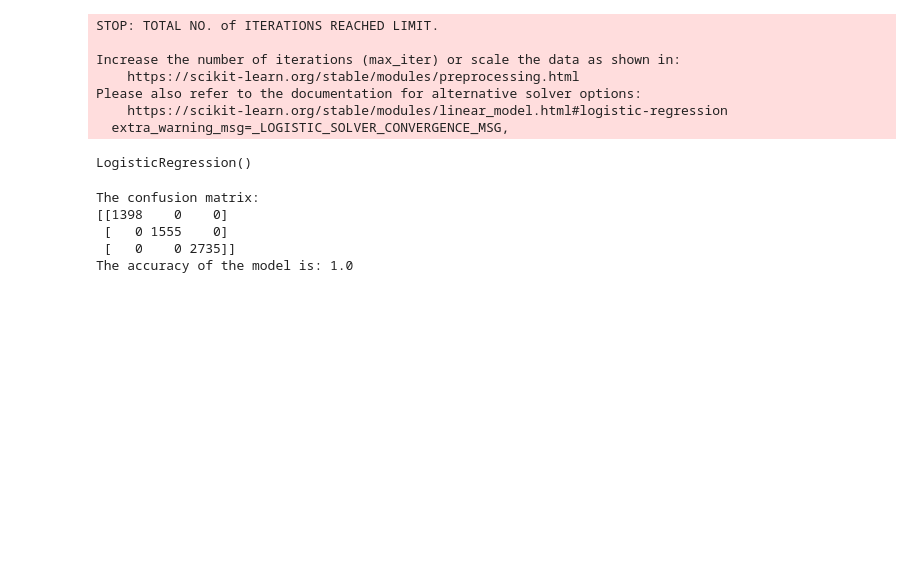
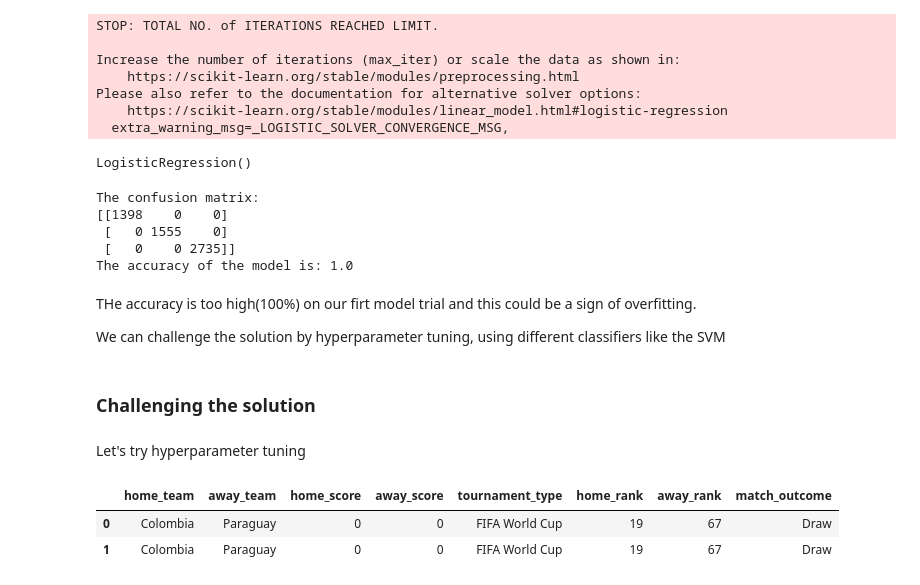
Before and after one commit to hellen2021/Football-Analysis-Mchezopesa-Limited, a Jupyter notebook: Supervised_Learning_Regression_week1_IP_Core_Module2_15_04_2022_Hellen_Cheptoo.ipynb, the cells around one changed output. Drawn from its saved outputs; the diff is of its cells as text; code cells hidden in the pictures; blank space fills up the shorter version.

```diff
--- a/Supervised_Learning_Regression_week1_IP_Core_Module2_15_04_2022_Hellen_Cheptoo.ipynb
+++ b/Supervised_Learning_Regression_week1_IP_Core_Module2_15_04_2022_Hellen_Cheptoo.ipynb
@@ -914,3 +966,17 @@ The confusion matrix:
  [   0 1555    0]
  [   0    0 2735]]
 The accuracy of the model is: 1.0
+# %% [markdown]
+THe accuracy is too high(100%) on our firt model trial and this could be a sign of overfitting.
+
+We can challenge the solution by hyperparameter tuning, using different classifiers like the SVM
+# %% [markdown]
+### Challenging the solution
+# %% [markdown]
+Let's try hyperparameter tuning
+# %%
+football_df.head(2)
+# %% [output]
+|  | home_team | away_team | home_score | away_score | tournament_type | home_rank | away_rank | match_outcome |
+| 0 | Colombia | Paraguay | 0 | 0 | FIFA World Cup | 19 | 67 | Draw |
+| 1 | Colombia | Paraguay | 0 | 0 | FIFA World Cup | 19 | 67 | Draw |
```
Also changed, not shown: parts of 22 cells of this notebook.
